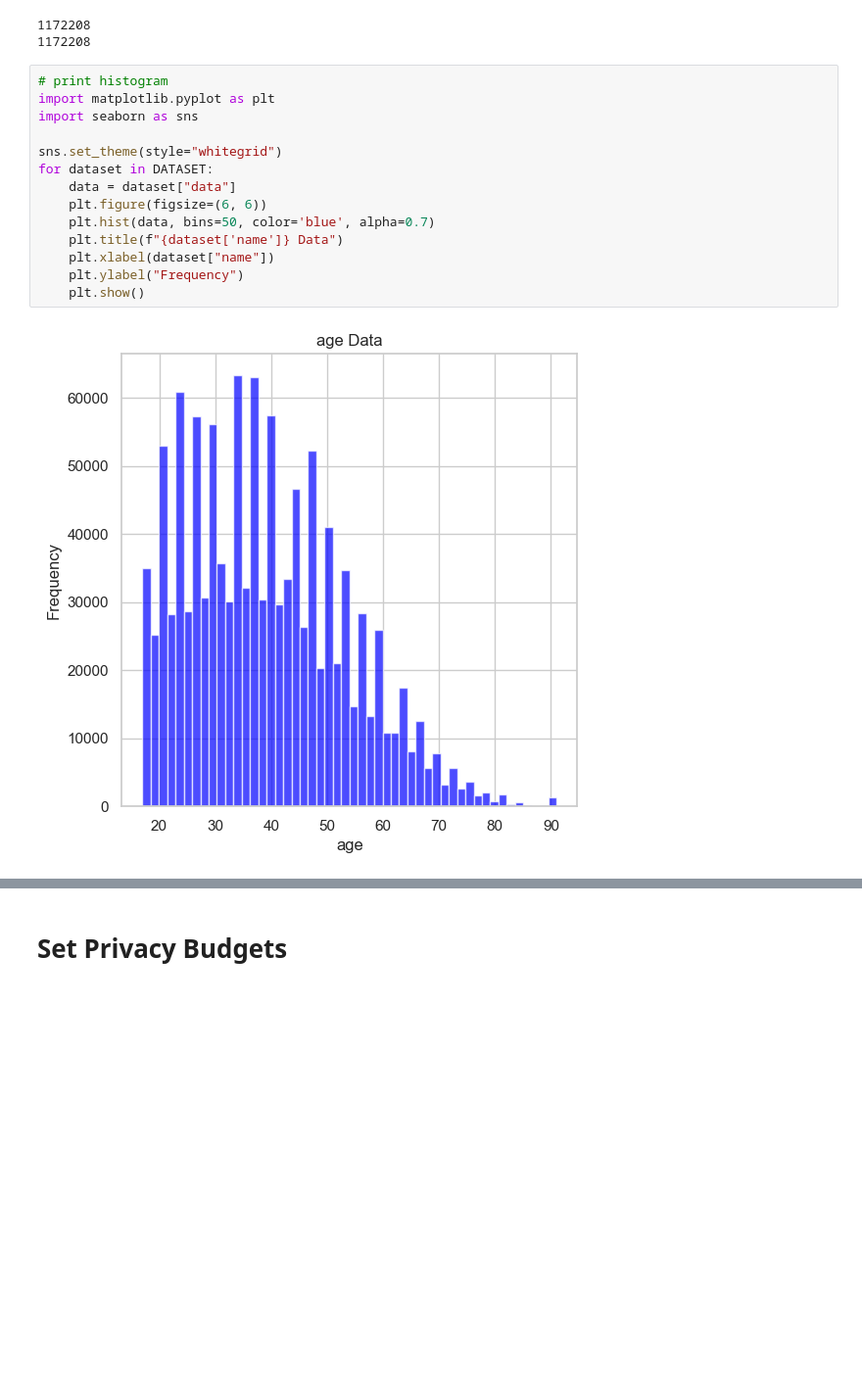
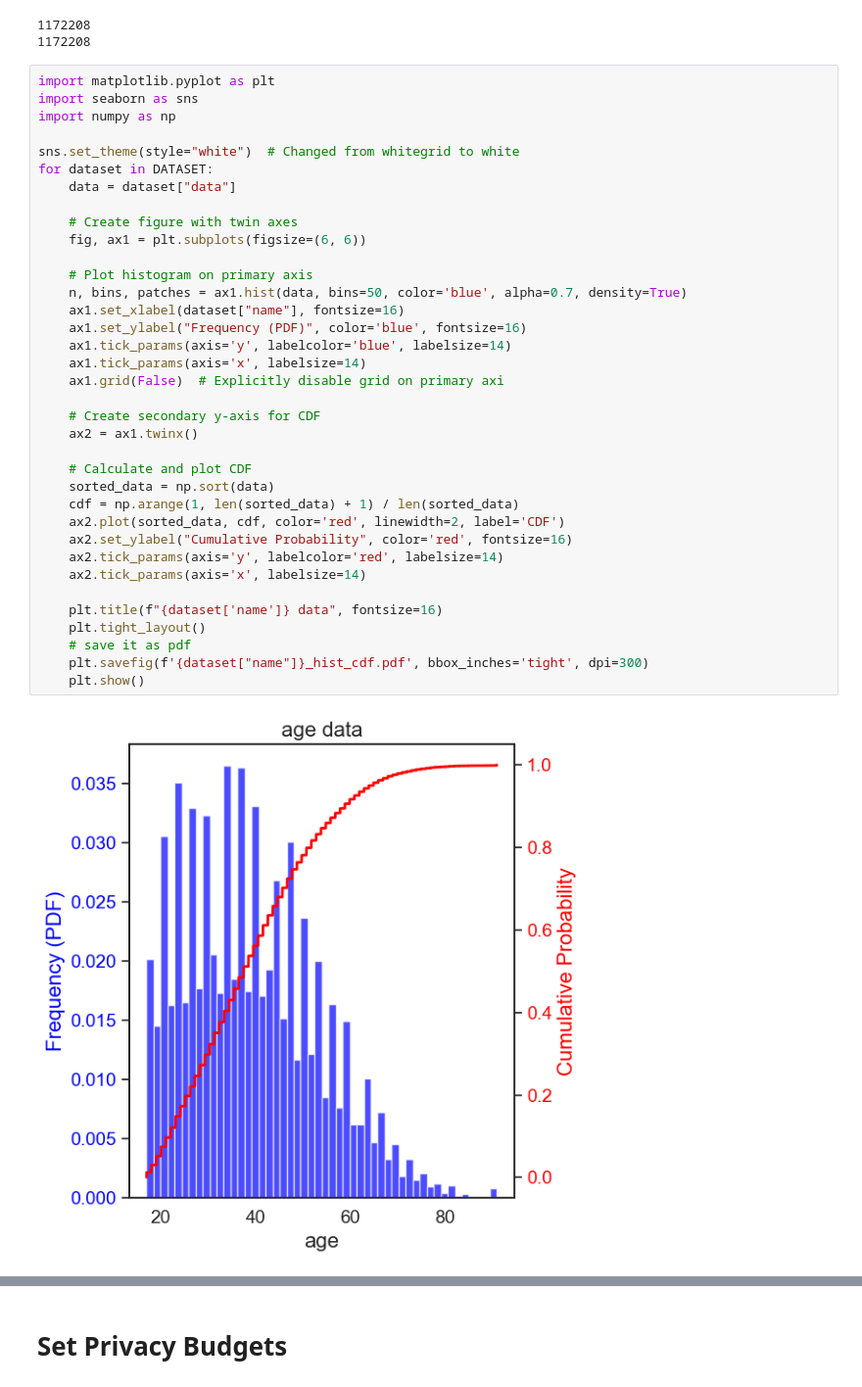
Before and after one commit to NynsenFaber/DP_CC_quantiles, a Jupyter notebook: real_data_eps0.5.ipynb, the cells around one changed output, grey strips where cells are left out. Shown: that part at 98% size. Drawn from its saved outputs; the diff is of its cells as text; blank space fills up the shorter version.

```diff
--- a/real_data_eps0.5.ipynb
+++ b/real_data_eps0.5.ipynb
@@ -73,18 +73,40 @@ for dataset in DATASET:
 1172208
 1172208
 # %%
-# print histogram
 import matplotlib.pyplot as plt
 import seaborn as sns
+import numpy as np
 
-sns.set_theme(style="whitegrid")
+sns.set_theme(style="white")  # Changed from whitegrid to white
 for dataset in DATASET:
     data = dataset["data"]
-    plt.figure(figsize=(6, 6))
-    plt.hist(data, bins=50, color='blue', alpha=0.7)
-    plt.title(f"{dataset['name']} Data")
-    plt.xlabel(dataset["name"])
-    plt.ylabel("Frequency")
+
+    # Create figure with twin axes
+    fig, ax1 = plt.subplots(figsize=(6, 6))
+
+    # Plot histogram on primary axis
+    n, bins, patches = ax1.hist(data, bins=50, color='blue', alpha=0.7, density=True)
+    ax1.set_xlabel(dataset["name"], fontsize=16)
+    ax1.set_ylabel("Frequency (PDF)", color='blue', fontsize=16)
+    ax1.tick_params(axis='y', labelcolor='blue', labelsize=14)
+    ax1.tick_params(axis='x', labelsize=14)
+    ax1.grid(False)  # Explicitly disable grid on primary axi
+
+    # Create secondary y-axis for CDF
+    ax2 = ax1.twinx()
+
+    # Calculate and plot CDF
+    sorted_data = np.sort(data)
+    cdf = np.arange(1, len(sorted_data) + 1) / len(sorted_data)
+    ax2.plot(sorted_data, cdf, color='red', linewidth=2, label='CDF')
+    ax2.set_ylabel("Cumulative Probability", color='red', fontsize=16)
+    ax2.tick_params(axis='y', labelcolor='red', labelsize=14)
+    ax2.tick_params(axis='x', labelsize=14)
+
+    plt.title(f"{dataset['name']} data", fontsize=16)
+    plt.tight_layout()
+    # save it as pdf
+    plt.savefig(f'{dataset["name"]}_hist_cdf.pdf', bbox_inches='tight', dpi=300)
     plt.show()
 # %% [output]
-[figure, old version]
+[figure, new version]
```
Also changed, not shown: parts of 10 cells of this notebook, 2 other files.
